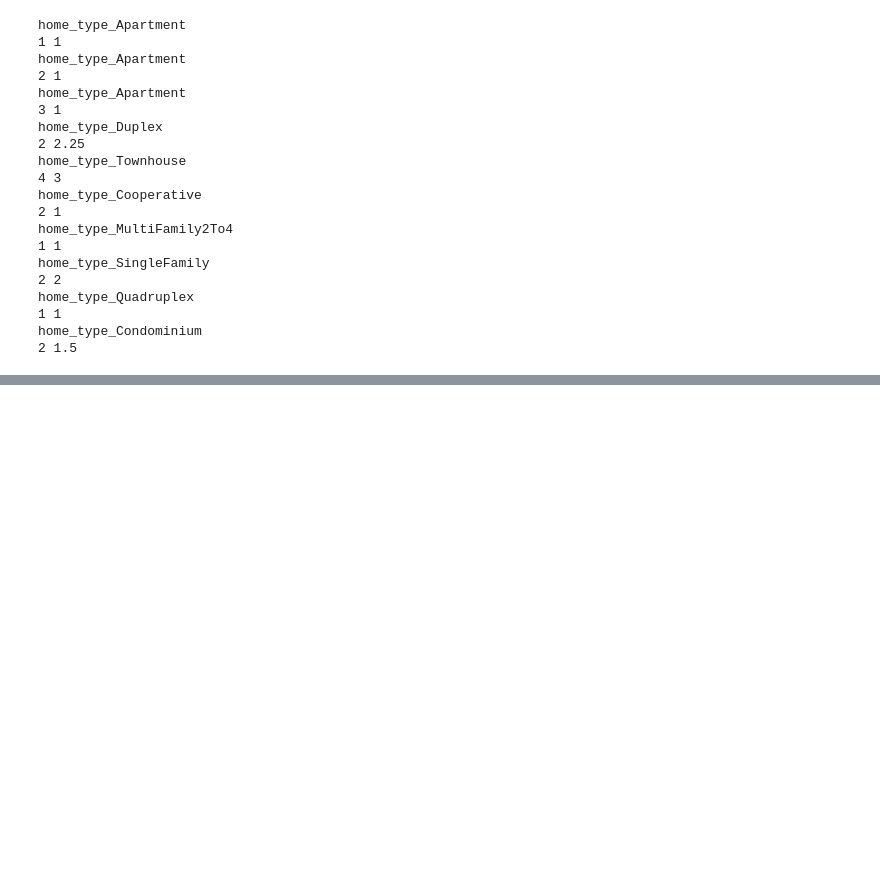
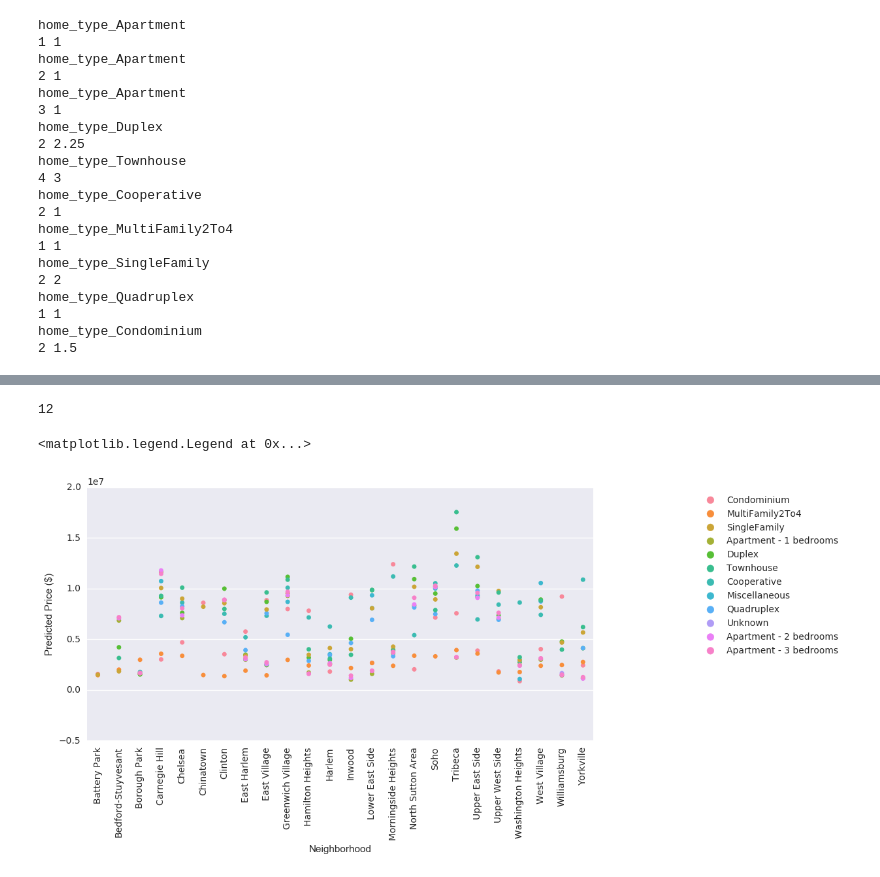
Before and after one commit to nbeebewang/housing_prices, a Jupyter notebook: df_to_predict.ipynb, the cells around one changed output, grey strips where cells are left out. Drawn from its saved outputs; the diff is of its cells as text; code cells hidden in the pictures; blank space fills up the shorter version.

Commit message:
added graph with predicted results

```diff
--- a/df_to_predict.ipynb
+++ b/df_to_predict.ipynb
@@ -215,0 +230,4 @@ model.fit(x_train, y_train)
+# %%
+predictions = model.predict(df)
+# %%
+df["predictions"] = predictions
@@ -215,0 +273,20 @@ model.fit(x_train, y_train)
+# %%
+neigh_list = np.empty(len(df), dtype = object)
+ht_list = np.empty(len(df), dtype = object)
+
+ind = 0
+for i in df.index.values:
+    for neighborhood in used_neighborhoods:
+        if df.loc[i][neighborhood] == 1:
+            neigh_list[ind] = neighborhood.split("_")[1]
+    for home_type in used_home_types:
+        if df.loc[i][home_type] == 1:
+            if home_type == "home_type_Apartment":
+                ht_list[ind] = "Apartment - " + str(int(df.loc[i]['bedrooms'])) + " bedrooms"
+            else:
+                ht_list[ind] = home_type.split("_")[2]
+    ind +=1
+# %%
+results_df = pd.DataFrame(neigh_list, columns = ["neighborhood"])
+results_df["home_type"] = ht_list
+results_df["predicted_price"] = predictions
@@ -215,0 +316,14 @@ model.fit(x_train, y_train)
+# %%
+len(results_df["home_type"].unique())
+# %% [output]
+12
+# %%
+fig, ax = plt.subplots(figsize=(10,5))
+ax = sns.stripplot(results_df["neighborhood"], results_df["predicted_price"], results_df["home_type"])
+ax.set_xticklabels(results_df["neighborhood"].unique(), rotation=90)
+ax.set_xlabel("Neighborhood")
+ax.set_ylabel("Predicted Price ($)")
+ax.legend(bbox_to_anchor=(1.5, 1))
+# %% [output]
+<matplotlib.legend.Legend at 0x...>
+[figure, added]
```
Also changed, not shown: parts of 9 cells of this notebook, 2 other files.
